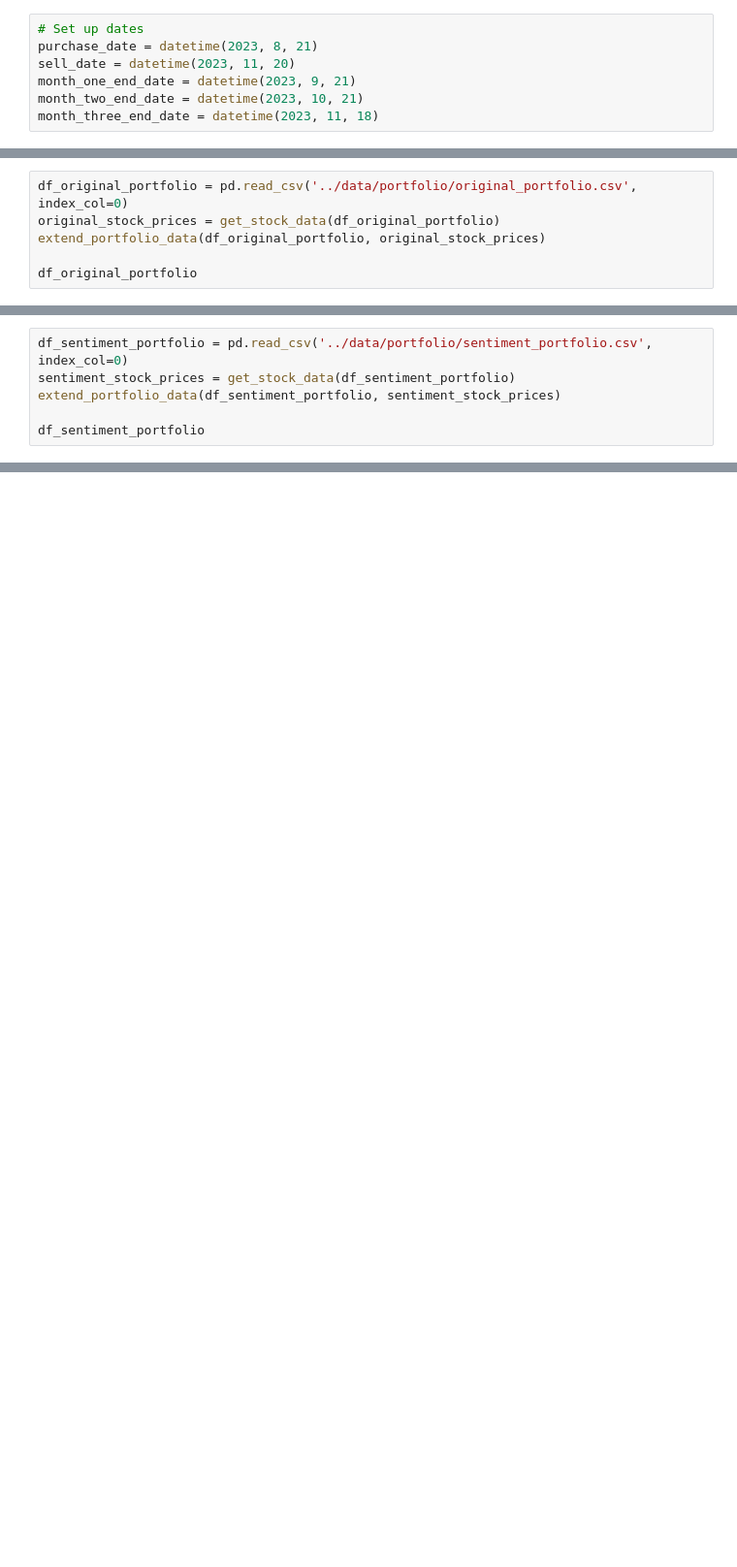
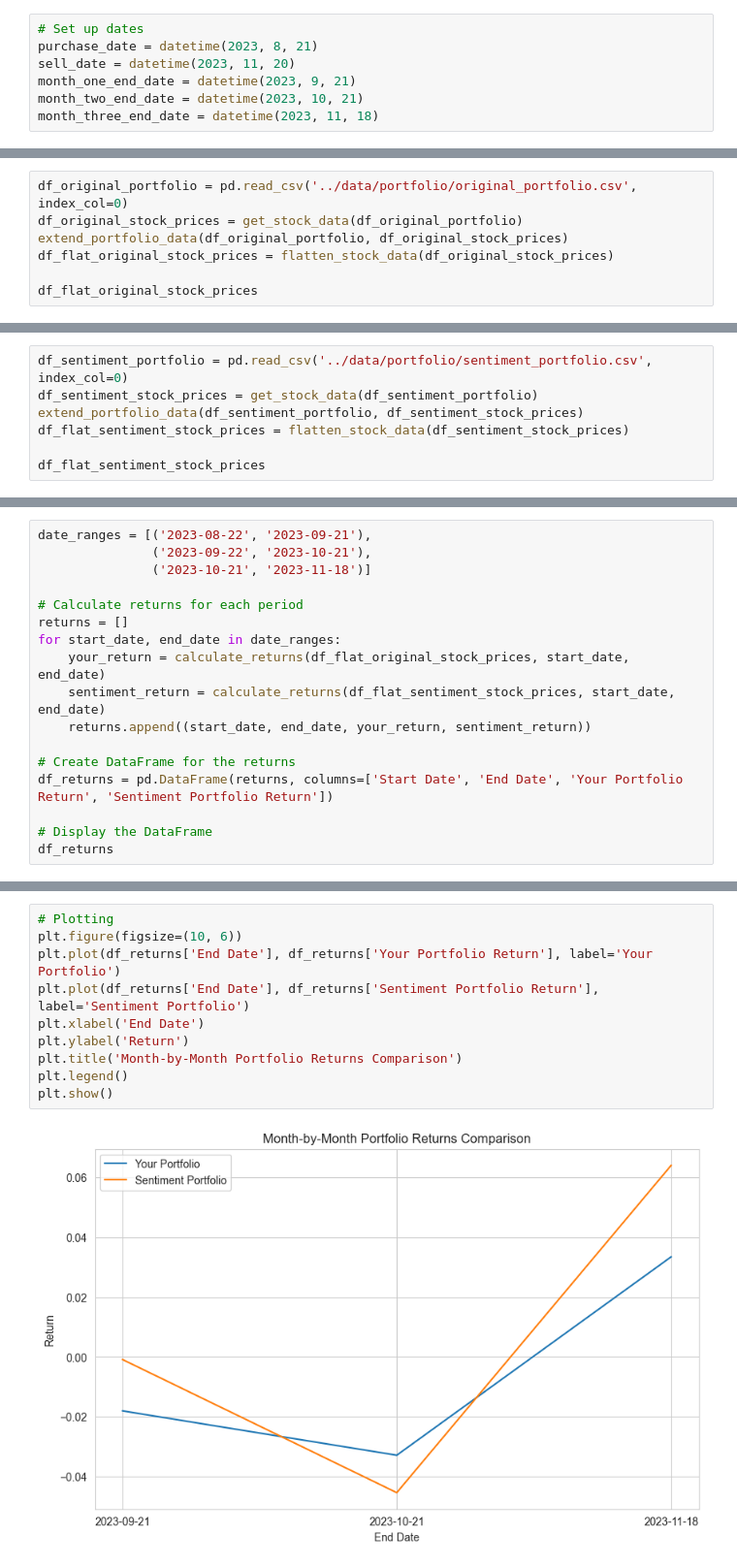
Before and after one commit to tharshman/team-six-sentiment-analyzer, a Jupyter notebook: src/process_portfolios.ipynb, the cells around one changed output, grey strips where cells are left out. Shown: that part at 97% size. Drawn from its saved outputs; the diff is of its cells as text; blank space fills up the shorter version.

```diff
--- a/src/process_portfolios.ipynb
+++ b/src/process_portfolios.ipynb
@@ -72,6 +91,7 @@ def extend_portfolio_data(df_portfolio: pd.DataFrame, df_stock_data: pd.DataFram
 # %%
 df_original_portfolio = pd.read_csv('../data/portfolio/original_portfolio.csv', index_col=0)
-original_stock_prices = get_stock_data(df_original_portfolio)
-extend_portfolio_data(df_original_portfolio, original_stock_prices)
+df_original_stock_prices = get_stock_data(df_original_portfolio)
+extend_portfolio_data(df_original_portfolio, df_original_stock_prices)
+df_flat_original_stock_prices = flatten_stock_data(df_original_stock_prices)
 
-df_original_portfolio
+df_flat_original_stock_prices
@@ -78,6 +114,7 @@ df_original_portfolio
 # %%
 df_sentiment_portfolio = pd.read_csv('../data/portfolio/sentiment_portfolio.csv', index_col=0)
-sentiment_stock_prices = get_stock_data(df_sentiment_portfolio)
-extend_portfolio_data(df_sentiment_portfolio, sentiment_stock_prices)
+df_sentiment_stock_prices = get_stock_data(df_sentiment_portfolio)
+extend_portfolio_data(df_sentiment_portfolio, df_sentiment_stock_prices)
+df_flat_sentiment_stock_prices = flatten_stock_data(df_sentiment_stock_prices)
 
-df_sentiment_portfolio
+df_flat_sentiment_stock_prices
@@ -83,0 +137,17 @@ df_sentiment_portfolio
+# %%
+date_ranges = [('2023-08-22', '2023-09-21'),
+               ('2023-09-22', '2023-10-21'),
+               ('2023-10-21', '2023-11-18')]
+
+# Calculate returns for each period
+returns = []
+for start_date, end_date in date_ranges:
+    your_return = calculate_returns(df_flat_original_stock_prices, start_date, end_date)
+    sentiment_return = calculate_returns(df_flat_sentiment_stock_prices, start_date, end_date)
+    returns.append((start_date, end_date, your_return, sentiment_return))
+
+# Create DataFrame for the returns
+df_returns = pd.DataFrame(returns, columns=['Start Date', 'End Date', 'Your Portfolio Return', 'Sentiment Portfolio Return'])
+
+# Display the DataFrame
+df_returns
@@ -86,0 +194,12 @@ df_original_portfolio_returns.plot.bar(x='NAME', y=['ADJUSTED_EXPECTED_RETURN',
+# %%
+# Plotting
+plt.figure(figsize=(10, 6))
+plt.plot(df_returns['End Date'], df_returns['Your Portfolio Return'], label='Your Portfolio')
+plt.plot(df_returns['End Date'], df_returns['Sentiment Portfolio Return'], label='Sentiment Portfolio')
+plt.xlabel('End Date')
+plt.ylabel('Return')
+plt.title('Month-by-Month Portfolio Returns Comparison')
+plt.legend()
+plt.show()
+# %% [output]
+[figure, added]
```
Also changed, not shown: parts of 12 cells of this notebook, 1 other file.
